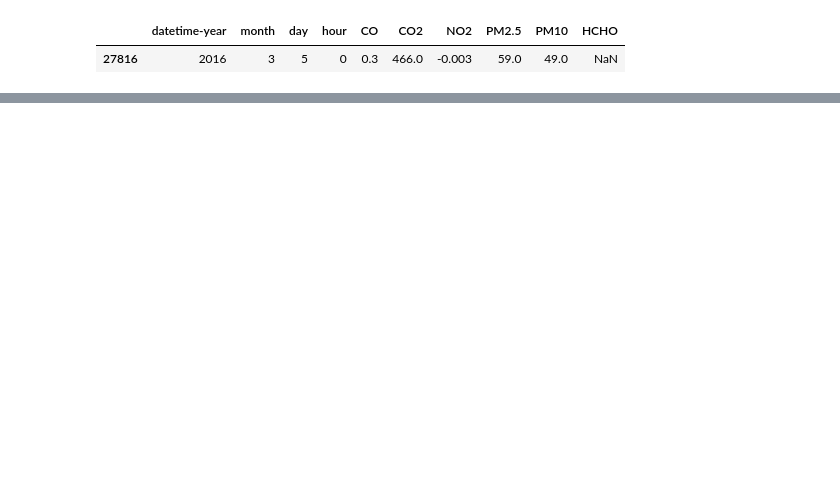
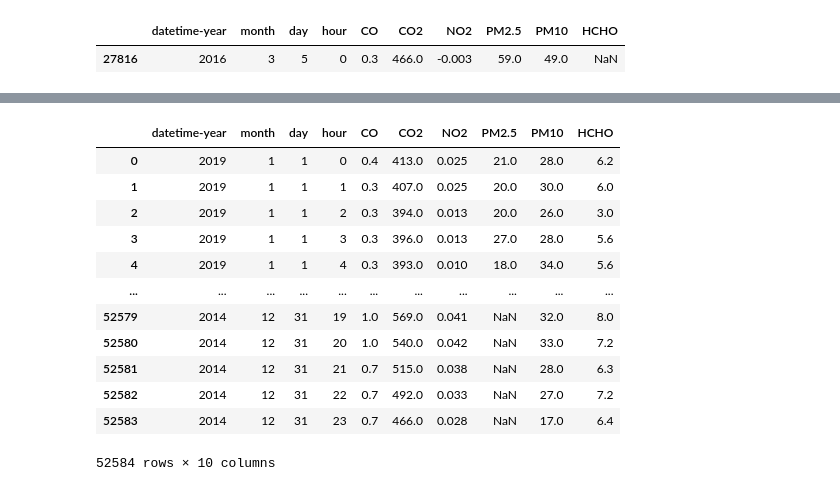
Before and after one commit to tbnsok40/Busan-aqms-subway, a Jupyter notebook: preprocessing Nampo, Sasang.ipynb, the cells around one changed output, grey strips where cells are left out. Cells and saved outputs as stored; diff of their text form; code cells hidden in the pictures; blank space fills up the shorter version.

```diff
--- a/preprocessing Nampo.ipynb
+++ b/preprocessing Nampo, Sasang.ipynb
@@ -136,0 +180,18 @@ nampo
+# %%
+# float화
+ss = ss.apply(pd.to_numeric, errors = 'coerce')
+ss
+# %% [output]
+|  | datetime-year | month | day | hour | CO | CO2 | NO2 | PM2.5 | PM10 | HCHO |
+| 0 | 2019 | 1 | 1 | 0 | 0.4 | 413.0 | 0.025 | 21.0 | 28.0 | 6.2 |
+| 1 | 2019 | 1 | 1 | 1 | 0.3 | 407.0 | 0.025 | 20.0 | 30.0 | 6.0 |
+| 2 | 2019 | 1 | 1 | 2 | 0.3 | 394.0 | 0.013 | 20.0 | 26.0 | 3.0 |
+| 3 | 2019 | 1 | 1 | 3 | 0.3 | 396.0 | 0.013 | 27.0 | 28.0 | 5.6 |
+| 4 | 2019 | 1 | 1 | 4 | 0.3 | 393.0 | 0.010 | 18.0 | 34.0 | 5.6 |
+| ... | ... | ... | ... | ... | ... | ... | ... | ... | ... | ... |
+| 52579 | 2014 | 12 | 31 | 19 | 1.0 | 569.0 | 0.041 | NaN | 32.0 | 8.0 |
+| 52580 | 2014 | 12 | 31 | 20 | 1.0 | 540.0 | 0.042 | NaN | 33.0 | 7.2 |
+| 52581 | 2014 | 12 | 31 | 21 | 0.7 | 515.0 | 0.038 | NaN | 28.0 | 6.3 |
+| 52582 | 2014 | 12 | 31 | 22 | 0.7 | 492.0 | 0.033 | NaN | 27.0 | 7.2 |
+| 52583 | 2014 | 12 | 31 | 23 | 0.7 | 466.0 | 0.028 | NaN | 17.0 | 6.4 |
+52584 rows × 10 columns
```
Also changed, not shown: parts of 16 cells of this notebook.
